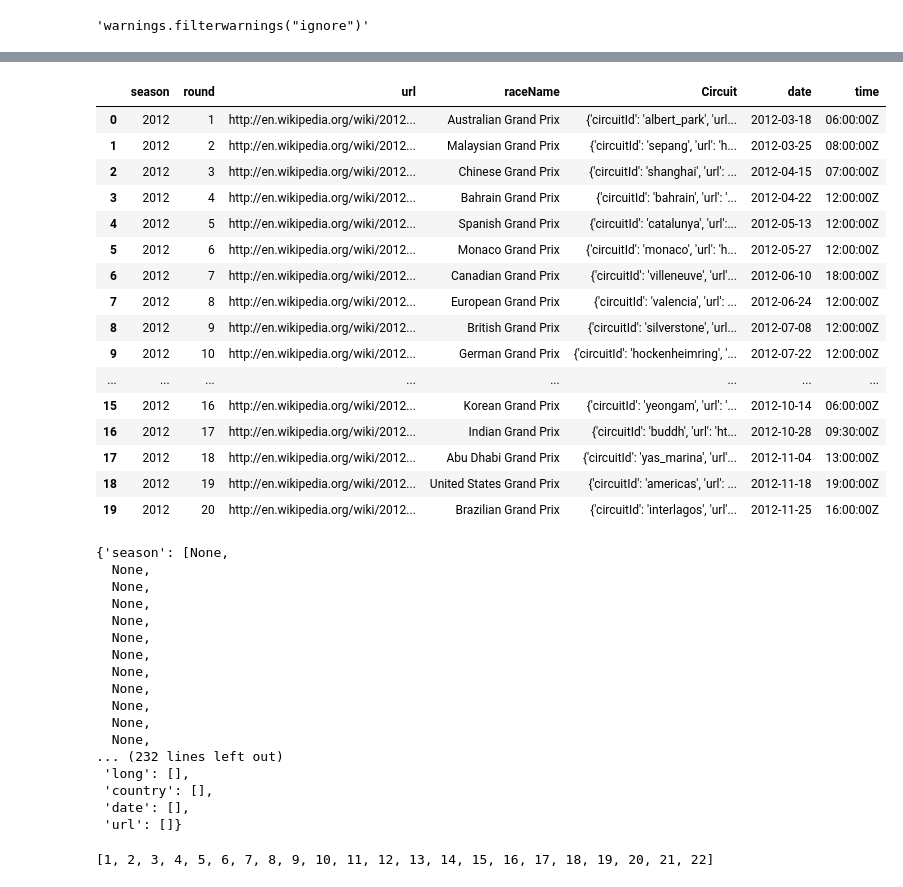
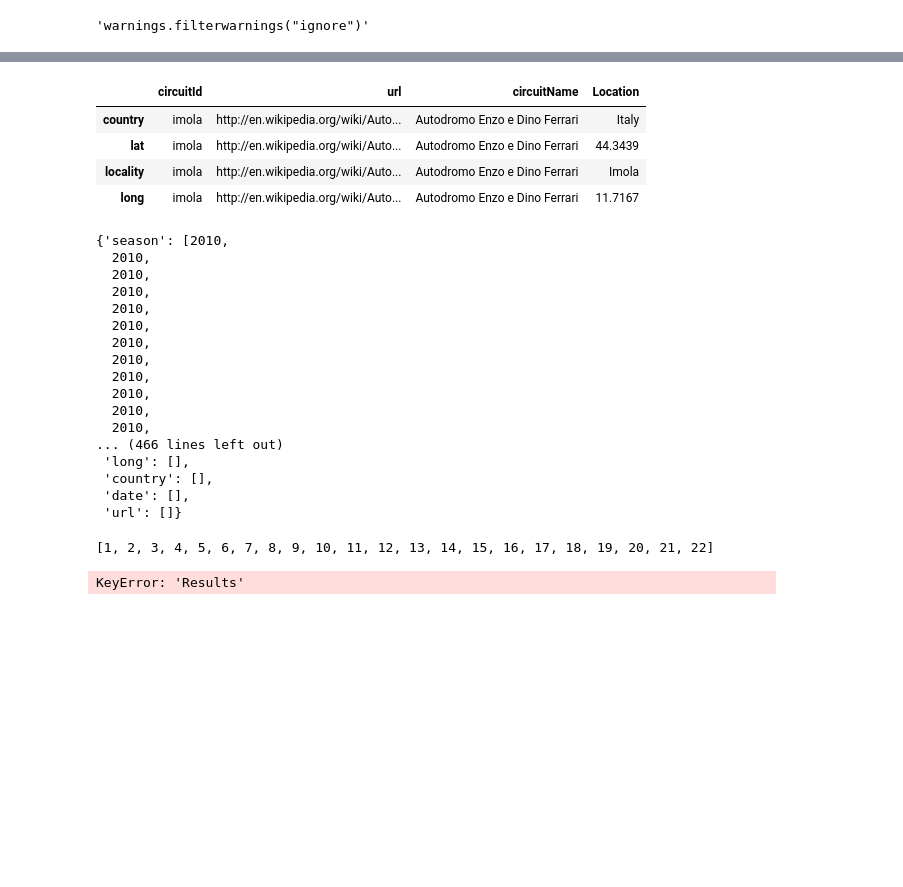
Before and after one commit to MrAldo007/formula-1-data, a Jupyter notebook: f1-análisis.ipynb, the cells around one changed output, grey strips where cells are left out. Cells and saved outputs as stored; diff of their text form; code cells hidden in the pictures; blank space fills up the shorter version.

```diff
--- a/f1-análisis.ipynb
+++ b/f1-análisis.ipynb
@@ -16,3 +17,8 @@ races={'season':[],
       'country':[],
       'date':[],
        'url':[]}
+# %%
+for year in list(range(2010,2022)):
+    url='http://ergast.com/api/f1/{}.json'
+    response=requests.get(url.format(year))
+    content=json.loads(response.content)
@@ -25,4 +123,12 @@ for year in list(range(2010,2022)):
     for item in content['MRData']['RaceTable']['Races']:
 
             races['season'].append(int(item['season']))
-            races['season'].append(int(item['season']))
+            races['rounds'].append(int(item['round']))
+            races['raceName'].append(str(item['raceName']))
+
+
+            races['Location']['lat'].append(int(item['lat']))
+            races['Location']['long'].append(int(item['long']))
+
+            races['country'].append(str(item['country']))
+            races['date'].append(strftime(item['date']))
@@ -75,41 +167,29 @@ races
 url='http://ergast.com/api/f1/2022/22/results.json'
 response=requests.get(url)
 # %%
-pd.DataFrame(content['MRData']['RaceTable']['Races'])
+pd.DataFrame(content['MRData']['RaceTable']['Races'][1]['Circuit'])
 # %% [output]
-|  | season | round | url | raceName | Circuit | date | time |
-| 0 | 2012 | 1 | http://en.wikipedia.org/wiki/2012... | Australian Grand Prix | {'circuitId': 'albert_park', 'url... | 2012-03-18 | 06:00:00Z |
-| 1 | 2012 | 2 | http://en.wikipedia.org/wiki/2012... | Malaysian Grand Prix | {'circuitId': 'sepang', 'url': 'h... | 2012-03-25 | 08:00:00Z |
-| 2 | 2012 | 3 | http://en.wikipedia.org/wiki/2012... | Chinese Grand Prix | {'circuitId': 'shanghai', 'url': ... | 2012-04-15 | 07:00:00Z |
-| 3 | 2012 | 4 | http://en.wikipedia.org/wiki/2012... | Bahrain Grand Prix | {'circuitId': 'bahrain', 'url': '... | 2012-04-22 | 12:00:00Z |
-| 4 | 2012 | 5 | http://en.wikipedia.org/wiki/2012... | Spanish Grand Prix | {'circuitId': 'catalunya', 'url':... | 2012-05-13 | 12:00:00Z |
-| 5 | 2012 | 6 | http://en.wikipedia.org/wiki/2012... | Monaco Grand Prix | {'circuitId': 'monaco', 'url': 'h... | 2012-05-27 | 12:00:00Z |
-| 6 | 2012 | 7 | http://en.wikipedia.org/wiki/2012... | Canadian Grand Prix | {'circuitId': 'villeneuve', 'url'... | 2012-06-10 | 18:00:00Z |
-| 7 | 2012 | 8 | http://en.wikipedia.org/wiki/2012... | European Grand Prix | {'circuitId': 'valencia', 'url': ... | 2012-06-24 | 12:00:00Z |
-| 8 | 2012 | 9 | http://en.wikipedia.org/wiki/2012... | British Grand Prix | {'circuitId': 'silverstone', 'url... | 2012-07-08 | 12:00:00Z |
-| 9 | 2012 | 10 | http://en.wikipedia.org/wiki/2012... | German Grand Prix | {'circuitId': 'hockenheimring', '... | 2012-07-22 | 12:00:00Z |
-| ... | ... | ... | ... | ... | ... | ... | ... |
-| 15 | 2012 | 16 | http://en.wikipedia.org/wiki/2012... | Korean Grand Prix | {'circuitId': 'yeongam', 'url': '... | 2012-10-14 | 06:00:00Z |
-| 16 | 2012 | 17 | http://en.wikipedia.org/wiki/2012... | Indian Grand Prix | {'circuitId': 'buddh', 'url': 'ht... | 2012-10-28 | 09:30:00Z |
-| 17 | 2012 | 18 | http://en.wikipedia.org/wiki/2012... | Abu Dhabi Grand Prix | {'circuitId': 'yas_marina', 'url'... | 2012-11-04 | 13:00:00Z |
-| 18 | 2012 | 19 | http://en.wikipedia.org/wiki/2012... | United States Grand Prix | {'circuitId': 'americas', 'url': ... | 2012-11-18 | 19:00:00Z |
-| 19 | 2012 | 20 | http://en.wikipedia.org/wiki/2012... | Brazilian Grand Prix | {'circuitId': 'interlagos', 'url'... | 2012-11-25 | 16:00:00Z |
+|  | circuitId | url | circuitName | Location |
+| country | imola | http://en.wikipedia.org/wiki/Auto... | Autodromo Enzo e Dino Ferrari | Italy |
+| lat | imola | http://en.wikipedia.org/wiki/Auto... | Autodromo Enzo e Dino Ferrari | 44.3439 |
+| locality | imola | http://en.wikipedia.org/wiki/Auto... | Autodromo Enzo e Dino Ferrari | Imola |
+| long | imola | http://en.wikipedia.org/wiki/Auto... | Autodromo Enzo e Dino Ferrari | 11.7167 |
 # %%
 races
 # %% [output]
-{'season': [None,
-  None,
-  None,
-  None,
-  None,
-  None,
-  None,
-  None,
-  None,
-  None,
-  None,
-  None,
-... (232 lines left out)
+{'season': [2010,
+  2010,
+  2010,
+  2010,
+  2010,
+  2010,
+  2010,
+  2010,
+  2010,
+  2010,
+  2010,
+  2010,
+... (466 lines left out)
  'long': [],
  'country': [],
  'date': [],
@@ -127,3 +207,5 @@ for race in list(range(1,23)):
     reponse=requests.get(url.format(race))
     content=json.loads(response.content)
     list_results_2022.append(content['MRData']['RaceTable']['Races'][0]['Results'])
+# %% [output]
+KeyError: 'Results'
```
Also changed, not shown: parts of 31 cells of this notebook.
